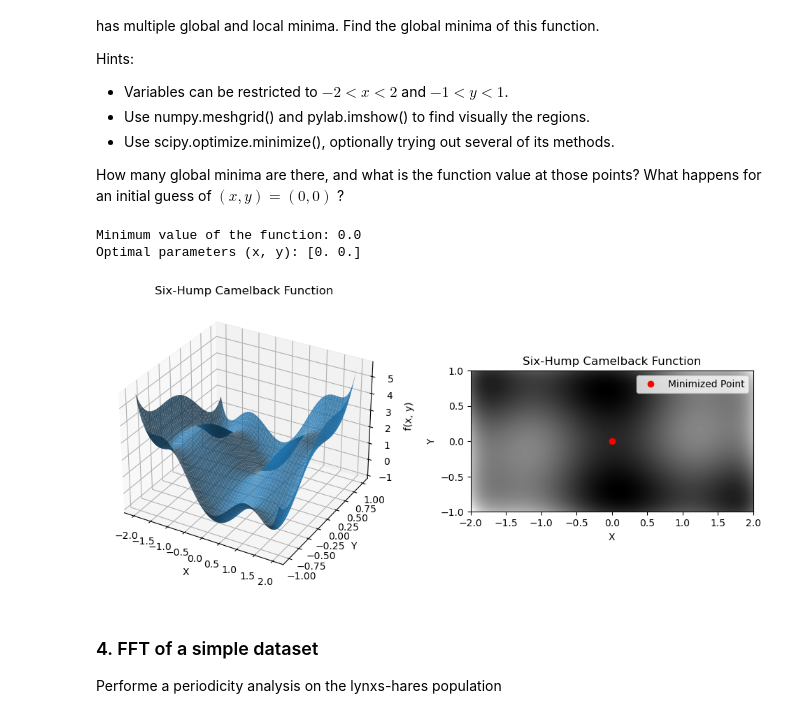
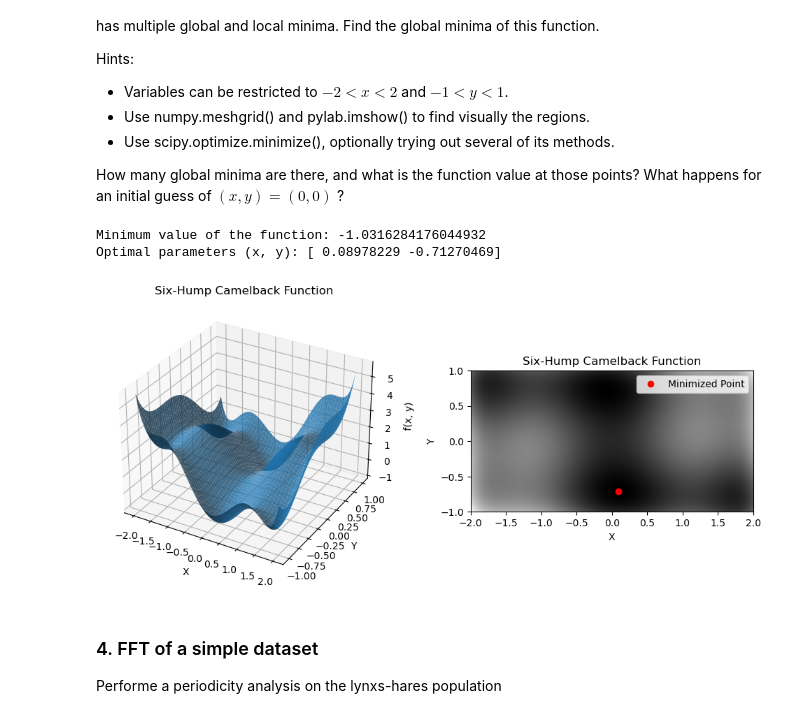
Before and after one commit to Kallo27/LaboratoryOfComputationalPhysics_Y6, a Jupyter notebook: 09ex/09ex_Algorithms.ipynb, the cells around one changed output. Cells and saved outputs as stored; diff of their text form; code cells hidden in the pictures.

```diff
--- a/09ex/09ex_Algorithms.ipynb
+++ b/09ex/09ex_Algorithms.ipynb
@@ -153,37 +153,37 @@ def camelback(x):
 
 x_vals = np.linspace(-2, 2, 400)
 y_vals = np.linspace(-1, 1, 200)
 X, Y = np.meshgrid(x_vals, y_vals)
 Z = camelback([X, Y])
 
 fig = plt.figure(figsize=(12, 12))
 ax = fig.add_subplot(121, projection='3d')
 ax.plot_surface(X, Y, Z, alpha=0.8)
 ax.set_xlabel('X')
 ax.set_ylabel('Y')
 ax.set_zlabel('f(x, y)')
 ax.set_title('Six-Hump Camelback Function')
 
 bounds = [(-2, 2), (-1, 1)]
-result = minimize(camelback, x0=[0, 0], bounds=bounds, method='SLSQP')
+result = minimize(camelback, x0=[1, 1], bounds=bounds, method='SLSQP')
 
 ax = fig.add_subplot(122)
 ax.imshow(Z, extent=[-2, 2, -1, 1], cmap='gray', origin='lower', vmin=Z.min(), vmax=Z.max())
 ax.plot(result.x[0], result.x[1], 'ro', label='Minimized Point')
 ax.set_xlabel('X')
 ax.set_ylabel('Y')
 ax.set_title('Six-Hump Camelback Function')
 plt.legend()
 
 print("Minimum value of the function:", result.fun)
 print("Optimal parameters (x, y):", result.x)
 plt.subplots_adjust(wspace=0.3)
 
 plt.show()
 # %% [output]
-Minimum value of the function: 0.0
-Optimal parameters (x, y): [0. 0.]
+Minimum value of the function: -1.0316284176044932
+Optimal parameters (x, y): [ 0.08978229 -0.71270469]
-[figure, old version]
+[figure, new version]
 # %% [markdown]
 ### 4\. FFT of a simple dataset
 
```
Also changed, not shown: parts of 1 cell of this notebook, 3 other files.
